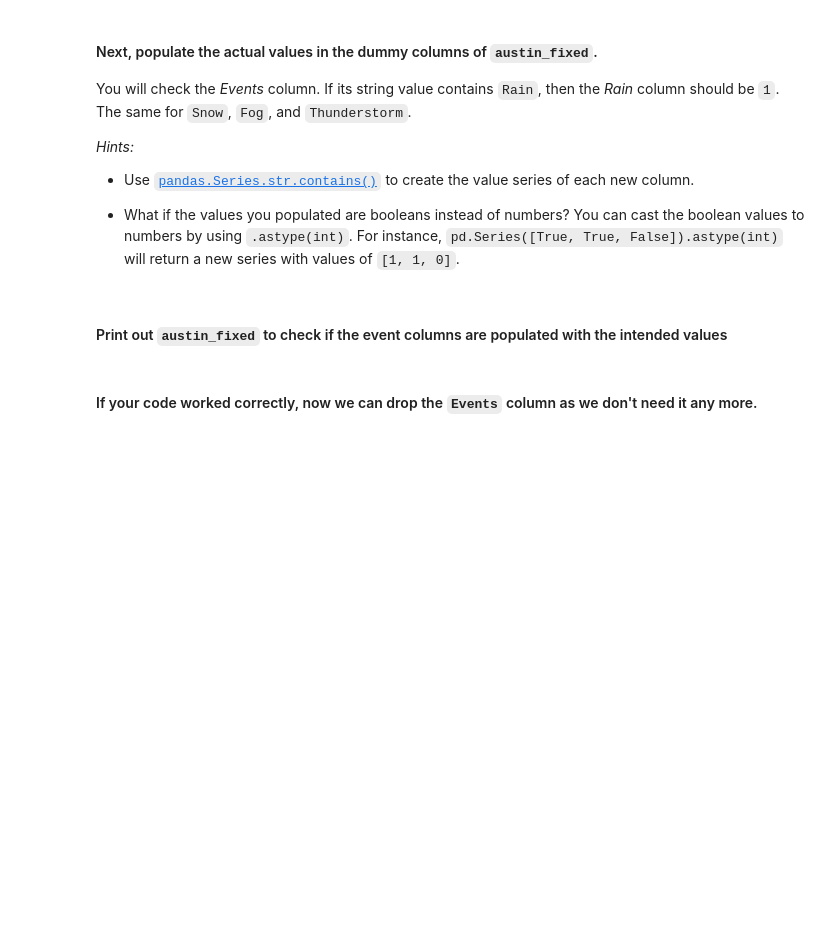
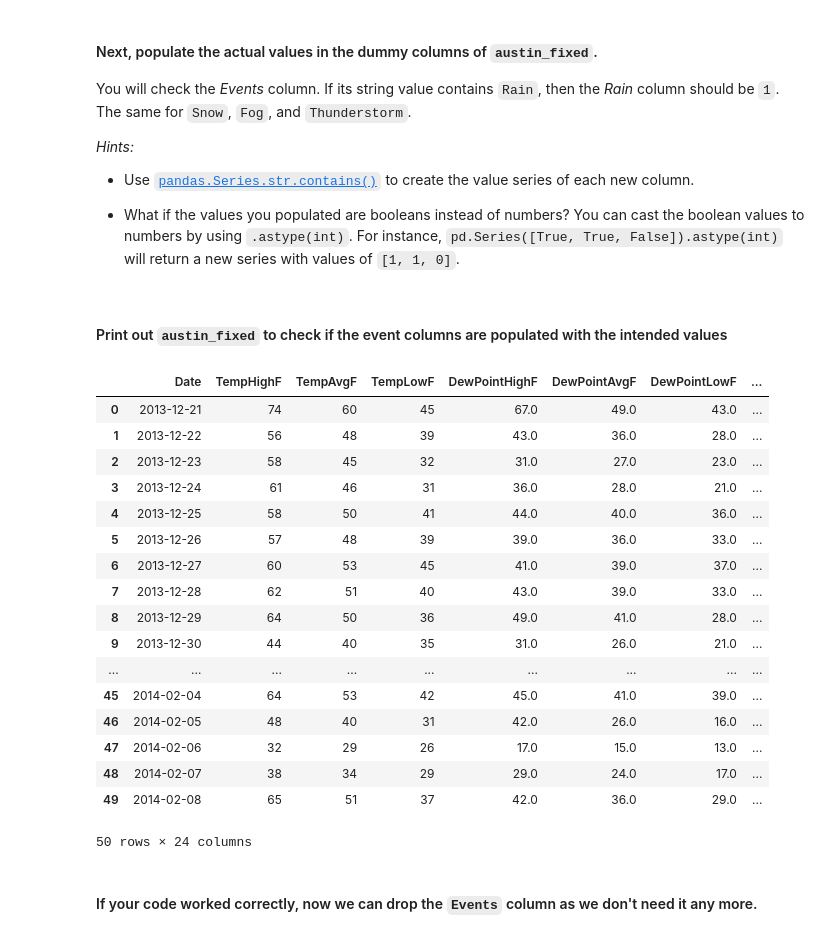
Before and after one commit to ironhack-datalabs/dataV2-labs, a Jupyter notebook: module-3/Intro-to-ML/your-code/main.ipynb, the cells around one changed output. Cells and saved outputs as stored; diff of their text form; code cells hidden in the pictures; blank space fills up the shorter version.

```diff
--- a/module-3/Intro-to-ML/your-code/main.ipynb
+++ b/module-3/Intro-to-ML/your-code/main.ipynb
@@ -116,9 +205,7 @@ Over 10% data missing! Therefore, we prefer to remove this column instead of fil
 
 [Reference for `pandas.DataFrame.drop`](https://pandas.pydata.org/pandas-docs/stable/generated/pandas.DataFrame.drop.html)
 # %%
-# Your code here
-
-
+austin.drop('PrecipitationSumInches', axis=1, inplace=True)
 # Print `austin` to confirm the column is indeed removed
 
 austin
@@ -135,2 +234,4 @@ In the following cell, use the `.interpolate()` function on the entire dataframe
+# %%
+austin_fixed = austin.interpolate()
 # %% [markdown]
 #### Check to make sure `austin_fixed` contains no missing data. Also check `austin` - it still contains missing data.
@@ -159,9 +291,8 @@ Below we provide you a list of all event types. Loop the list and create a dummy
 # %%
 event_list = ['Snow', 'Fog', 'Rain', 'Thunderstorm']
 
-# Your code here
-
-
+for event in event_list:
+    austin_fixed[event] = 0
 # Print your new dataframe to check whether new columns have been created:
 
 austin_fixed
@@ -180,2 +323,5 @@ You will check the *Events* column. If its string value contains `Rain`, then th
+# %%
+for event in event_list:
+    austin_fixed.loc[austin_fixed["Events"].str.contains(event), event] = 1
 # %% [markdown]
 #### Print out `austin_fixed` to check if the event columns are populated with the intended values
@@ -184,2 +328,23 @@ You will check the *Events* column. If its string value contains `Rain`, then th
+# %%
+austin_fixed.head(50)
+# %% [output]
+|  | Date | TempHighF | TempAvgF | TempLowF | DewPointHighF | DewPointAvgF | DewPointLowF | ... |
+| 0 | 2013-12-21 | 74 | 60 | 45 | 67.0 | 49.0 | 43.0 | ... |
+| 1 | 2013-12-22 | 56 | 48 | 39 | 43.0 | 36.0 | 28.0 | ... |
+| 2 | 2013-12-23 | 58 | 45 | 32 | 31.0 | 27.0 | 23.0 | ... |
+| 3 | 2013-12-24 | 61 | 46 | 31 | 36.0 | 28.0 | 21.0 | ... |
+| 4 | 2013-12-25 | 58 | 50 | 41 | 44.0 | 40.0 | 36.0 | ... |
+| 5 | 2013-12-26 | 57 | 48 | 39 | 39.0 | 36.0 | 33.0 | ... |
+| 6 | 2013-12-27 | 60 | 53 | 45 | 41.0 | 39.0 | 37.0 | ... |
+| 7 | 2013-12-28 | 62 | 51 | 40 | 43.0 | 39.0 | 33.0 | ... |
+| 8 | 2013-12-29 | 64 | 50 | 36 | 49.0 | 41.0 | 28.0 | ... |
+| 9 | 2013-12-30 | 44 | 40 | 35 | 31.0 | 26.0 | 21.0 | ... |
+| ... | ... | ... | ... | ... | ... | ... | ... | ... |
+| 45 | 2014-02-04 | 64 | 53 | 42 | 45.0 | 41.0 | 39.0 | ... |
+| 46 | 2014-02-05 | 48 | 40 | 31 | 42.0 | 26.0 | 16.0 | ... |
+| 47 | 2014-02-06 | 32 | 29 | 26 | 17.0 | 15.0 | 13.0 | ... |
+| 48 | 2014-02-07 | 38 | 34 | 29 | 29.0 | 24.0 | 17.0 | ... |
+| 49 | 2014-02-08 | 65 | 51 | 37 | 42.0 | 36.0 | 29.0 | ... |
+50 rows × 24 columns
 # %% [markdown]
 #### If your code worked correctly, now we can drop the `Events` column as we don't need it any more.
```
Also changed, not shown: parts of 49 cells of this notebook.
